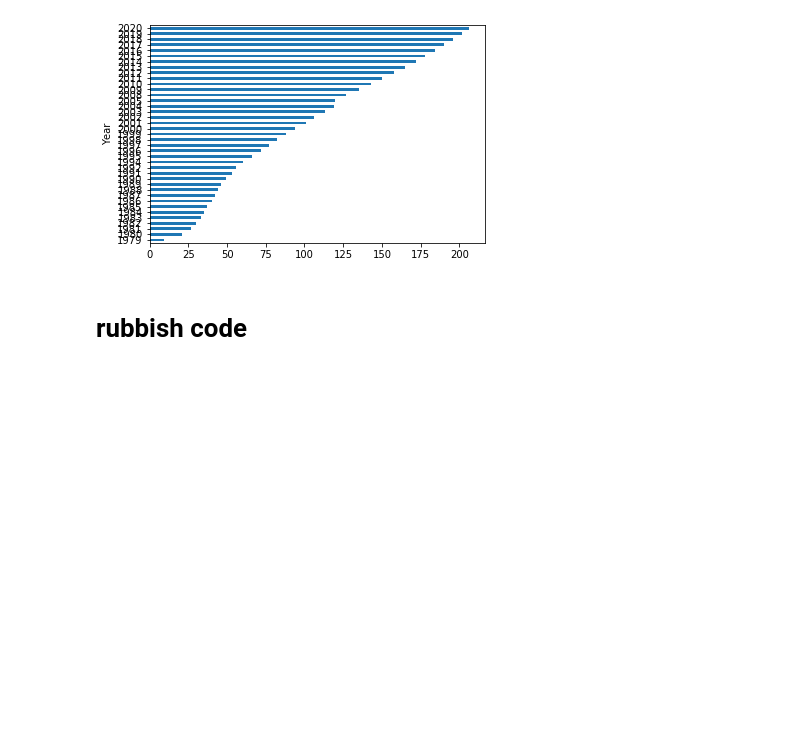
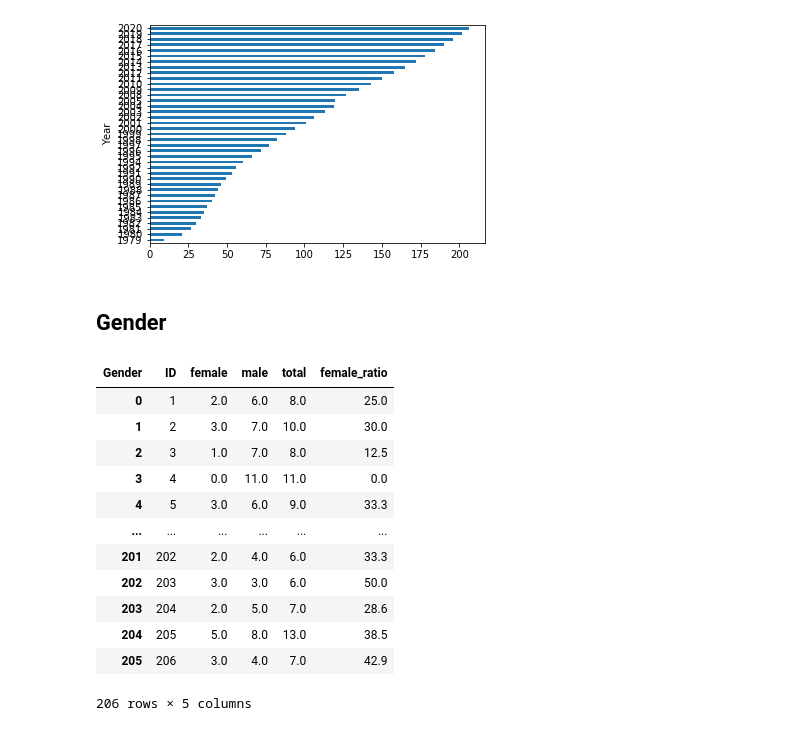
Before and after one commit to Lisa-Ho/three-investigators, a Jupyter notebook: notebooks/three-investigators-part-II.ipynb, the cells around one changed output. Drawn from its saved outputs; the diff is of its cells as text; code cells hidden in the pictures; blank space fills up the shorter version.

```diff
--- a/notebooks/three-investigators-part-II.ipynb
+++ b/notebooks/three-investigators-part-II.ipynb
@@ -242,5 +219,29 @@ years.set_index("Year")["ID_last"].plot(kind='barh')
 # %% [output]
 <matplotlib.axes._subplots.AxesSubplot at 0x...>
 [figure]
-# %% [markdown]
-# rubbish code
+# %% [markdown]
+## Gender
+# %%
+## calculate gender roles by episode
+no_main = (actors["Narrator"] == 0) & (actors["Main_actor"] == 0)
+gender_balance = actors.loc[no_main].groupby(["ID", "Gender"])["Role"].count()
+gender_balance = pd.DataFrame(gender_balance).unstack().fillna(0).reset_index("ID")
+gender_balance.columns = gender_balance.columns.droplevel(level=0)
+gender_balance["total"] = gender_balance[["female", "male"]].sum(axis=1)
+gender_balance["female_ratio"] = round(gender_balance["female"] / gender_balance["total"] * 100, 1)
+gender_balance = gender_balance.rename(columns={"": "ID"})
+gender_balance
+# %% [output]
+| Gender | ID | female | male | total | female_ratio |
+| 0 | 1 | 2.0 | 6.0 | 8.0 | 25.0 |
+| 1 | 2 | 3.0 | 7.0 | 10.0 | 30.0 |
+| 2 | 3 | 1.0 | 7.0 | 8.0 | 12.5 |
+| 3 | 4 | 0.0 | 11.0 | 11.0 | 0.0 |
+| 4 | 5 | 3.0 | 6.0 | 9.0 | 33.3 |
+| ... | ... | ... | ... | ... | ... |
+| 201 | 202 | 2.0 | 4.0 | 6.0 | 33.3 |
+| 202 | 203 | 3.0 | 3.0 | 6.0 | 50.0 |
+| 203 | 204 | 2.0 | 5.0 | 7.0 | 28.6 |
+| 204 | 205 | 5.0 | 8.0 | 13.0 | 38.5 |
+| 205 | 206 | 3.0 | 4.0 | 7.0 | 42.9 |
+206 rows × 5 columns
```
Also changed, not shown: parts of 30 cells of this notebook.
